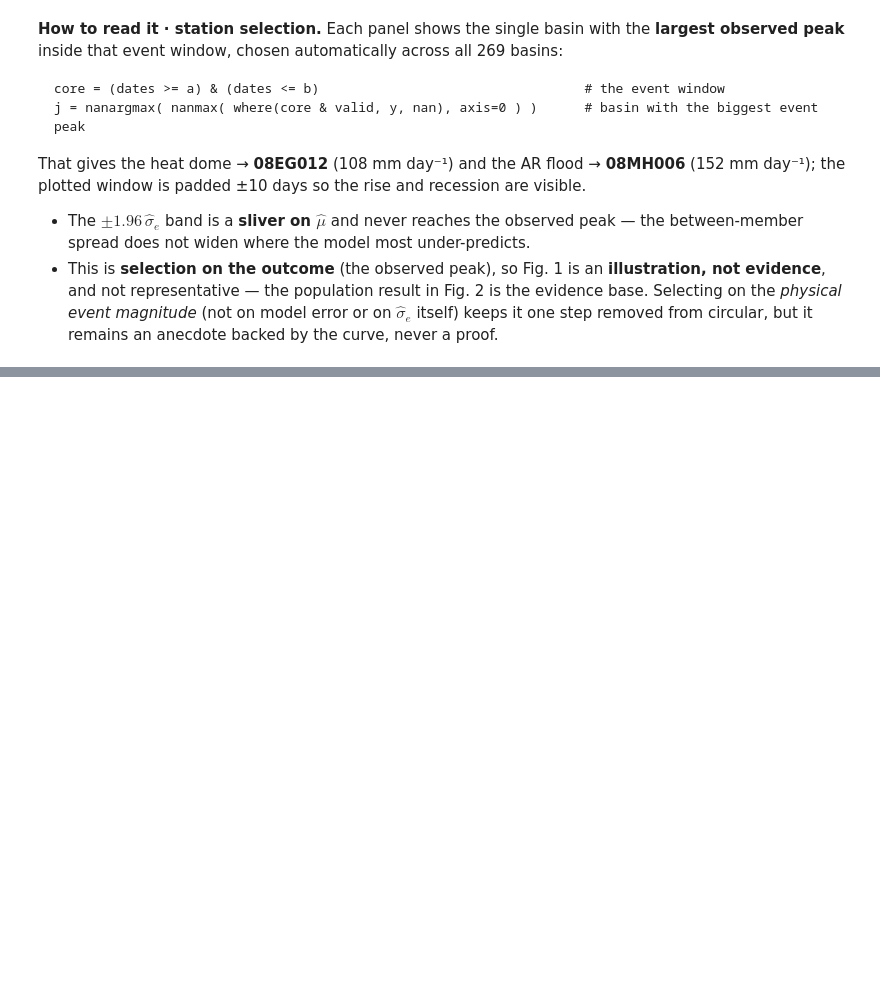
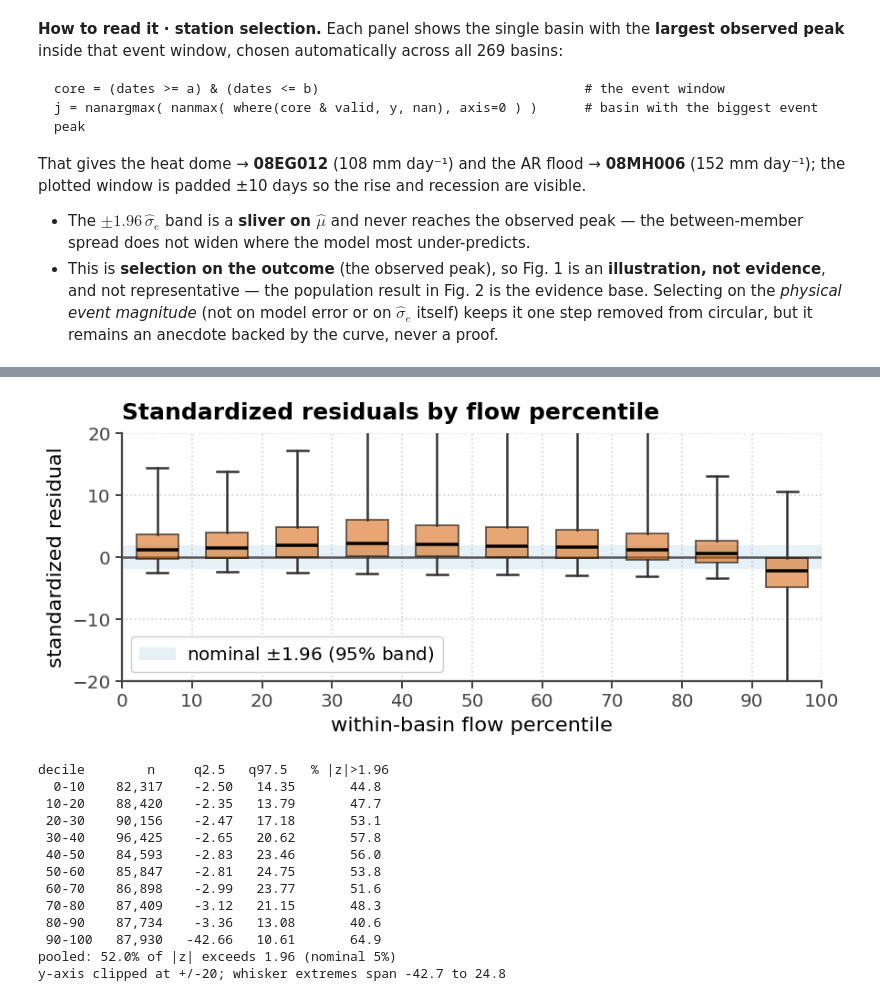
Before and after one commit to TWilson05/EA-LSTM-Streamflow, a Jupyter notebook: notebooks/workshop_figures.ipynb, the cells around one changed output, grey strips where cells are left out. Cells and saved outputs as stored; diff of their text form; code cells hidden in the pictures; blank space fills up the shorter version.

```diff
--- a/notebooks/workshop_figures.ipynb
+++ b/notebooks/workshop_figures.ipynb
@@ -189 +255,49 @@ all 269 basins, test period; n per decile 68,359-101,657
+# %%
+# SUPPLEMENT (not exported, not the CCAI figure): standardized-residual distribution by
+# flow decile. Basis is confounded -- see the note above -- kept for the HESS distributional
+# supplement and for the per-decile exceedance numbers it prints.
+cc=np.arange(5,100,10); zlist=[]
+for k in range(10):
+    m=(bi==k)&tb; rk=(y-mu)[m]; sk=sig_e[m]; ok=sk>1e-6
+    zlist.append((rk-rk.mean())[ok]/sk[ok])      # z = (y-mu)/sigma_e, per-decile mean removed
+YL=20                                            # spans every upper whisker; top decile's lower one (-42.7) is cut
+fig,ax=plt.subplots(figsize=figsize(2.8))
+ax.axhspan(-Z,Z,color=PALETTE["indist"],alpha=.10,lw=0,zorder=0,label=r"nominal $\pm1.96$ (95% band)")
+ax.axhline(0,color=PALETTE["ref"],lw=1.0*S,zorder=1)
+bp=ax.boxplot(zlist,positions=cc,widths=6,whis=[2.5,97.5],showfliers=False,patch_artist=True,zorder=3)
+for box in bp["boxes"]: box.set(facecolor=PALETTE["ens"],alpha=.55,edgecolor="black",linewidth=.8*S)
+for med in bp["medians"]: med.set(color="black",linewidth=1.4*S)
+for el in bp["whiskers"]+bp["caps"]: el.set(color="#333333",linewidth=1.0*S)
+ax.set_xlabel("within-basin flow percentile")
+ax.set_ylabel("standardized residual")
+ax.set_title("Standardized residuals by flow percentile",loc="left")
+ax.set_xlim(0,100); ax.set_ylim(-YL,YL)
+# both calls are needed: boxplot leaves a FixedFormatter that mislabels the new tick positions
+ax.set_xticks(range(0,101,10)); ax.set_xticklabels(range(0,101,10))
+ax.legend(loc="lower left",**LEG).set_zorder(7)
+plt.show()
+
+# numbers behind the boxes (the y-axis is clipped, so read the whisker positions here)
+q=np.array([[np.percentile(z,2.5),np.percentile(z,97.5)] for z in zlist])
+print("decile        n     q2.5   q97.5   % |z|>1.96")
+for k in range(10):
+    print(f"{k*10:3d}-{k*10+10:<3d} {zlist[k].size:8,d} {q[k,0]:8.2f} {q[k,1]:7.2f} {100*np.mean(np.abs(zlist[k])>Z):10.1f}")
+zall=np.concatenate(zlist)
+print(f"pooled: {100*np.mean(np.abs(zall)>Z):.1f}% of |z| exceeds 1.96 (nominal 5%)")
+print(f"y-axis clipped at +/-{YL}; whisker extremes span {q.min():.1f} to {q.max():.1f}")
+# %% [output]
+[figure, added]
+decile        n     q2.5   q97.5   % |z|>1.96
+  0-10    82,317    -2.50   14.35       44.8
+ 10-20    88,420    -2.35   13.79       47.7
+ 20-30    90,156    -2.47   17.18       53.1
+ 30-40    96,425    -2.65   20.62       57.8
+ 40-50    84,593    -2.83   23.46       56.0
+ 50-60    85,847    -2.81   24.75       53.8
+ 60-70    86,898    -2.99   23.77       51.6
+ 70-80    87,409    -3.12   21.15       48.3
+ 80-90    87,734    -3.36   13.08       40.6
+ 90-100   87,930   -42.66   10.61       64.9
+pooled: 52.0% of |z| exceeds 1.96 (nominal 5%)
+y-axis clipped at +/-20; whisker extremes span -42.7 to 24.8
 # %% [markdown]
```
Also changed, not shown: parts of 13 cells of this notebook.
